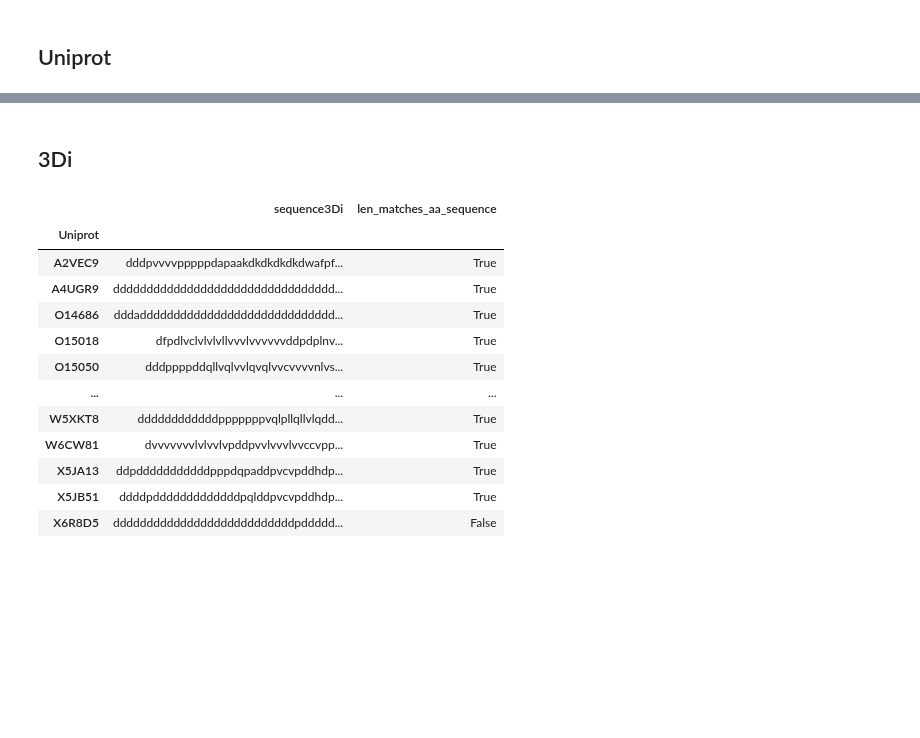
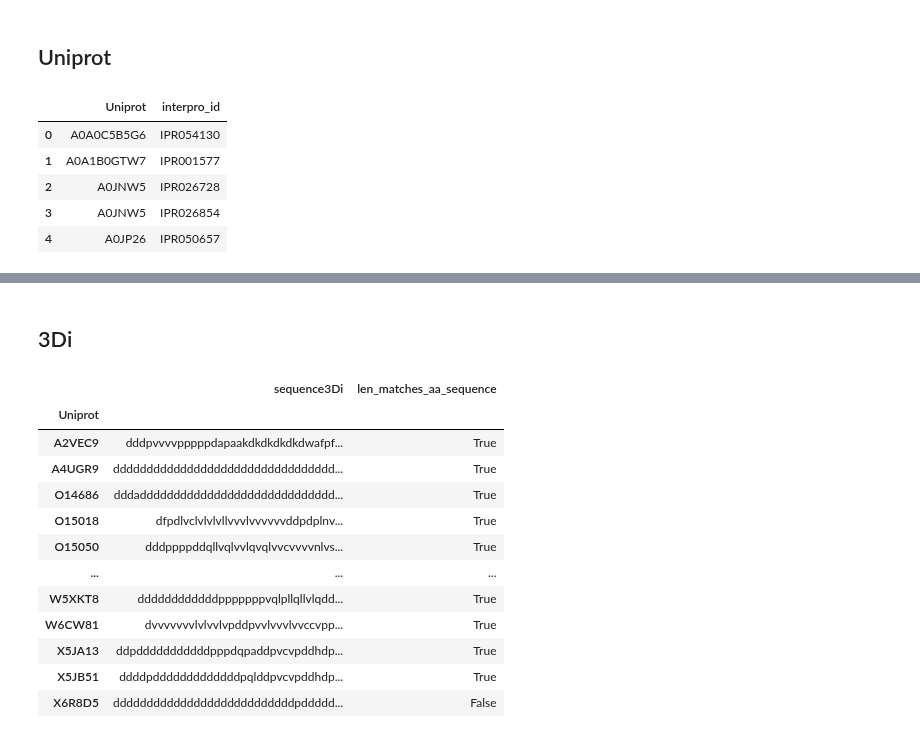
Before and after one commit to adenger/subpred_dl, a Jupyter notebook: preprocessing.ipynb, the cells around one changed output, grey strips where cells are left out. Drawn from its saved outputs; the diff is of its cells as text; code cells hidden in the pictures; blank space fills up the shorter version.

```diff
--- a/preprocessing.ipynb
+++ b/preprocessing.ipynb
@@ -102,14 +102,20 @@ save_data(df_keywords, "keywords", DATASET_FOLDER)
 # %%
 df_interpro = (
     df.interpro_ids.dropna()
     .str.rstrip(";")
     .str.split(";")
     .explode()
     .rename("interpro_id")
     .to_frame()
     .reset_index(drop=False)
     .drop_duplicates()
     .reset_index(drop=True)
 )
-# df_interpro.to_pickle(DATASET_FOLDER+"interpro.pickle")
-save_data(df_interpro, "interpro", DATASET_FOLDER)
+df_interpro.head()
+# %% [output]
+|  | Uniprot | interpro_id |
+| 0 | A0A0C5B5G6 | IPR054130 |
+| 1 | A0A1B0GTW7 | IPR001577 |
+| 2 | A0JNW5 | IPR026728 |
+| 3 | A0JNW5 | IPR026854 |
+| 4 | A0JP26 | IPR050657 |
```
Also changed, not shown: parts of 2 cells of this notebook, 4 other files.
